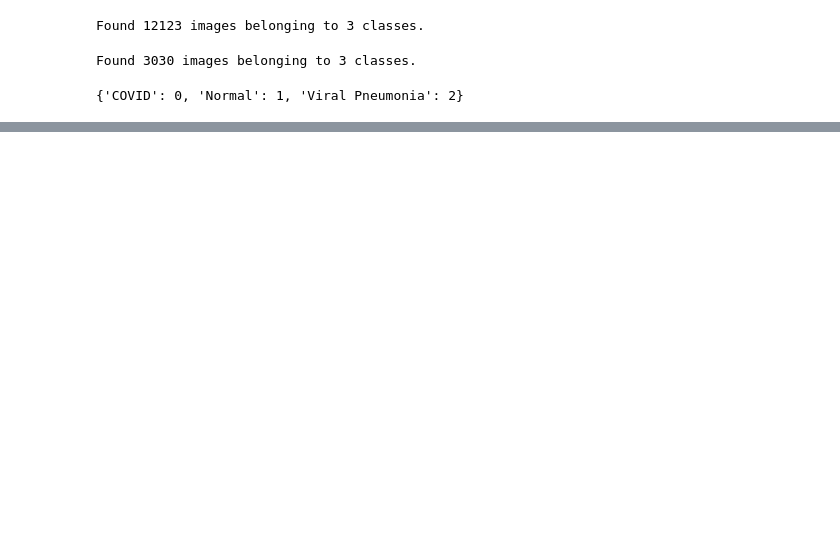
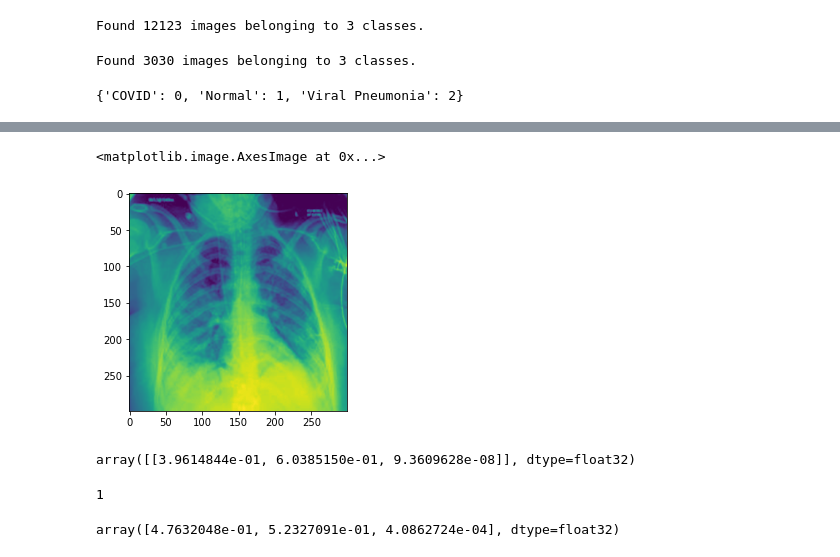
Before and after one commit to anusurabhi/Data-Science, a Jupyter notebook: chest xray classification.ipynb, the cells around one changed output, grey strips where cells are left out. Cells and saved outputs as stored; diff of their text form; code cells hidden in the pictures; blank space fills up the shorter version.

```diff
--- a/chest xray classification.ipynb
+++ b/chest xray classification.ipynb
@@ -189,0 +209,5 @@ KeyboardInterrupt: ignored
+# %%
+plt.imshow(test_image_to_nparray)
+# %% [output]
+<matplotlib.image.AxesImage at 0x...>
+[figure, added]
@@ -189,0 +216,9 @@ KeyboardInterrupt: ignored
+# %%
+output = model.predict(test_image_to_nparray)
+output
+# %% [output]
+array([[3.9614844e-01, 6.0385150e-01, 9.3609628e-08]], dtype=float32)
+# %%
+output.argmax()
+# %% [output]
+1
@@ -189,0 +227,4 @@ KeyboardInterrupt: ignored
+# %%
+predictions[0]
+# %% [output]
+array([4.7632048e-01, 5.2327091e-01, 4.0862724e-04], dtype=float32)
```
Also changed, not shown: parts of 16 cells of this notebook.
